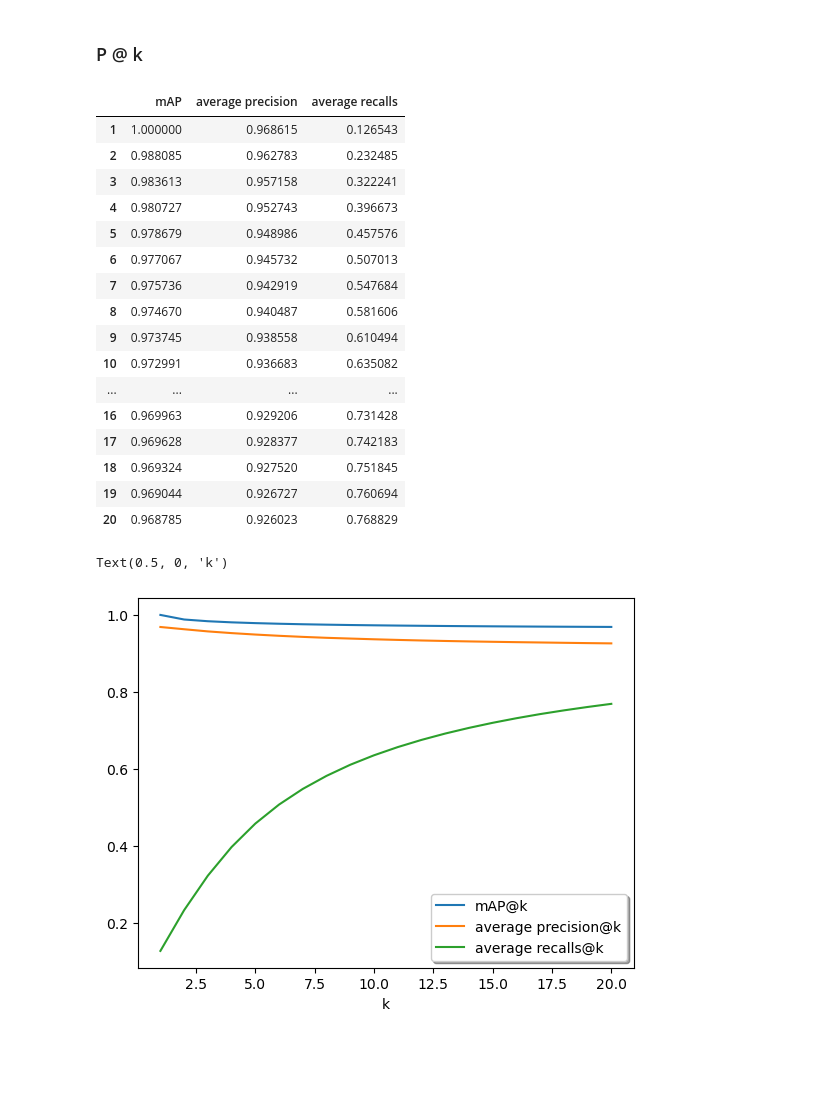
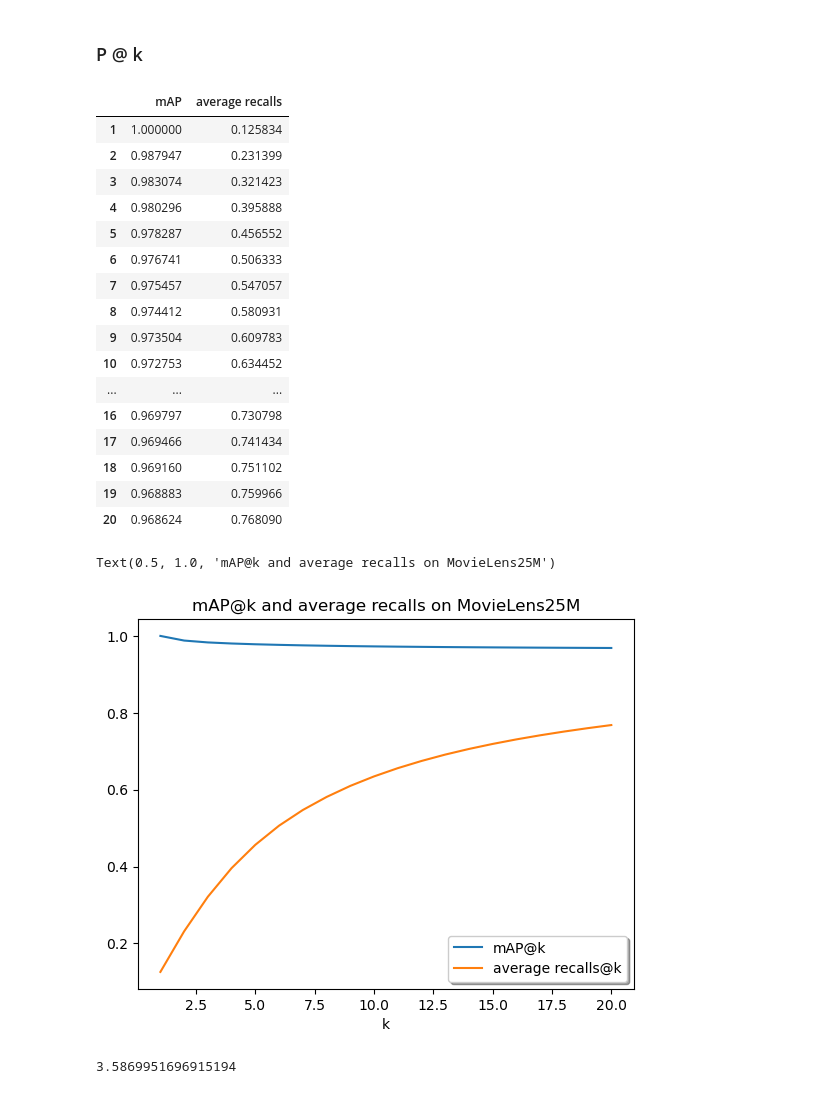
Before and after one commit to LamHo220/movie-recommender, a Jupyter notebook: AI_movieLens25M.ipynb, the cells around one changed output. Saved outputs shown, nothing was run; the diff lists cells and outputs as text; code cells hidden in the pictures; blank space fills up the shorter version.

```diff
--- a/AI_movieLens25M.ipynb
+++ b/AI_movieLens25M.ipynb
@@ -275,7 +299,7 @@ threshold = 3
 k = range(1,21)
 stat = {
     'mAP':[],
-    'average precision': [],
+    # 'average precision': [],
     'average recalls':[],
 }
 for i in k:
@@ -312,34 +336,39 @@ for i in k:
 
     mAP = sum(APatK_byUser.values())/len(APatK_byUser)
     stat['mAP'].append(mAP)
-    stat['average precision'].append(sum(PatK_byUser.values())/len(PatK_byUser))
+    # stat['average precision'].append(sum(PatK_byUser.values())/len(PatK_byUser))
     stat['average recalls'].append(sum(recalls.values())/len(recalls))
 # %%
 pd.DataFrame(stat,index=k)
 # %% [output]
-|  | mAP | average precision | average recalls |
-| 1 | 1.000000 | 0.968615 | 0.126543 |
-| 2 | 0.988085 | 0.962783 | 0.232485 |
-| 3 | 0.983613 | 0.957158 | 0.322241 |
-| 4 | 0.980727 | 0.952743 | 0.396673 |
-| 5 | 0.978679 | 0.948986 | 0.457576 |
-| 6 | 0.977067 | 0.945732 | 0.507013 |
-| 7 | 0.975736 | 0.942919 | 0.547684 |
-| 8 | 0.974670 | 0.940487 | 0.581606 |
-| 9 | 0.973745 | 0.938558 | 0.610494 |
-| 10 | 0.972991 | 0.936683 | 0.635082 |
-| ... | ... | ... | ... |
-| 16 | 0.969963 | 0.929206 | 0.731428 |
-| 17 | 0.969628 | 0.928377 | 0.742183 |
-| 18 | 0.969324 | 0.927520 | 0.751845 |
-| 19 | 0.969044 | 0.926727 | 0.760694 |
-| 20 | 0.968785 | 0.926023 | 0.768829 |
+|  | mAP | average recalls |
+| 1 | 1.000000 | 0.125834 |
+| 2 | 0.987947 | 0.231399 |
+| 3 | 0.983074 | 0.321423 |
+| 4 | 0.980296 | 0.395888 |
+| 5 | 0.978287 | 0.456552 |
+| 6 | 0.976741 | 0.506333 |
+| 7 | 0.975457 | 0.547057 |
+| 8 | 0.974412 | 0.580931 |
+| 9 | 0.973504 | 0.609783 |
+| 10 | 0.972753 | 0.634452 |
+| ... | ... | ... |
+| 16 | 0.969797 | 0.730798 |
+| 17 | 0.969466 | 0.741434 |
+| 18 | 0.969160 | 0.751102 |
+| 19 | 0.968883 | 0.759966 |
+| 20 | 0.968624 | 0.768090 |
 # %%
 plt.plot(k,stat['mAP'], label='mAP@k')
-plt.plot(k,stat['average precision'], label='average precision@k')
+# plt.plot(k,stat['average precision'], label='average precision@k')
 plt.plot(k,stat['average recalls'], label='average recalls@k')
 plt.legend(loc='best', shadow=True, fancybox=True)
 plt.xlabel('k')
+plt.title('mAP@k and average recalls on MovieLens25M')
 # %% [output]
-Text(0.5, 0, 'k')
+Text(0.5, 1.0, 'mAP@k and average recalls on MovieLens25M')
-[figure, old version]
+[figure, new version]
+# %%
+movieRatePredictionByUserIdMovieId(userId=1, movieId=1, model=svd)
+# %% [output]
+3.5869951696915194
```
Also changed, not shown: parts of 7 cells of this notebook, 2 other files.
